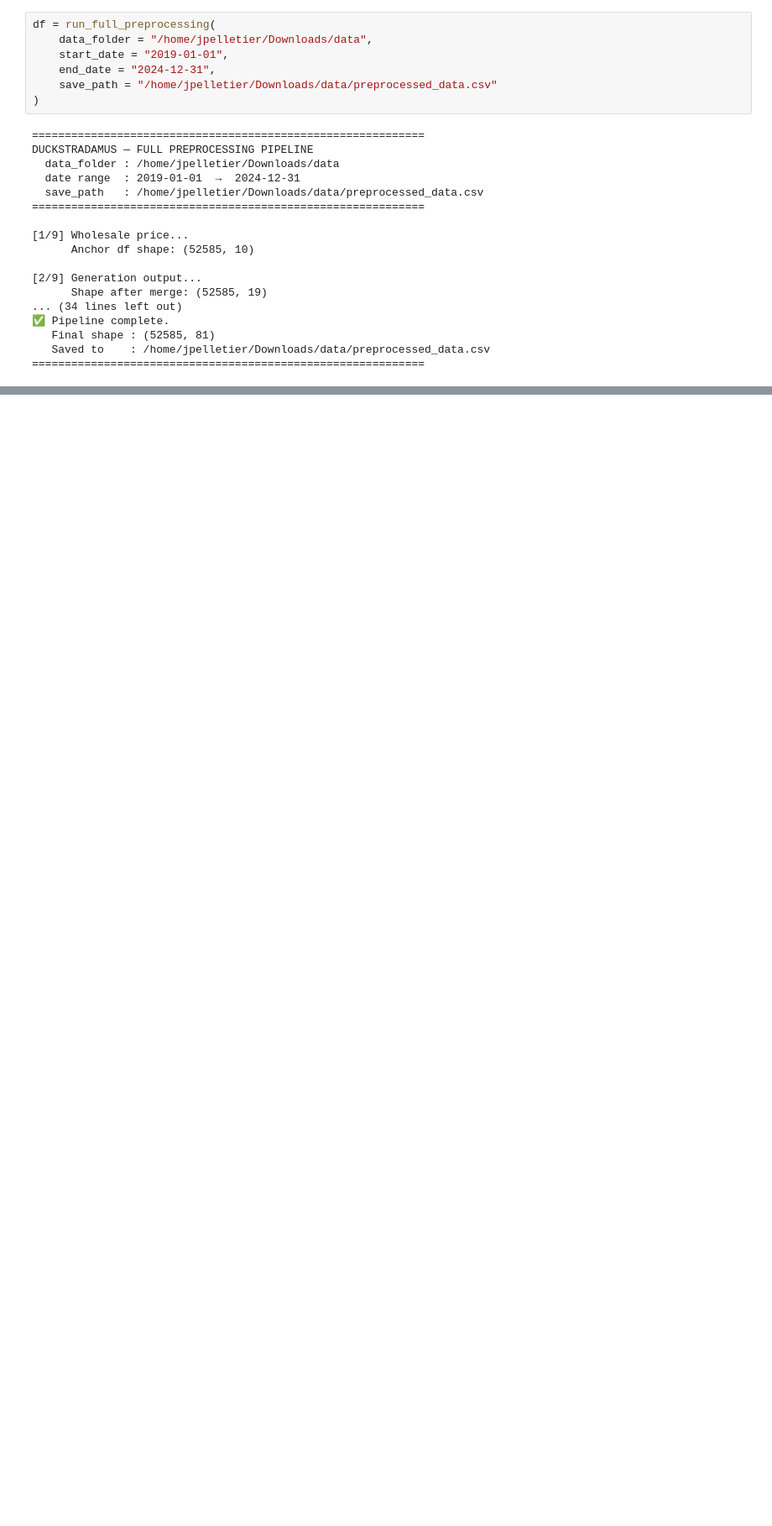
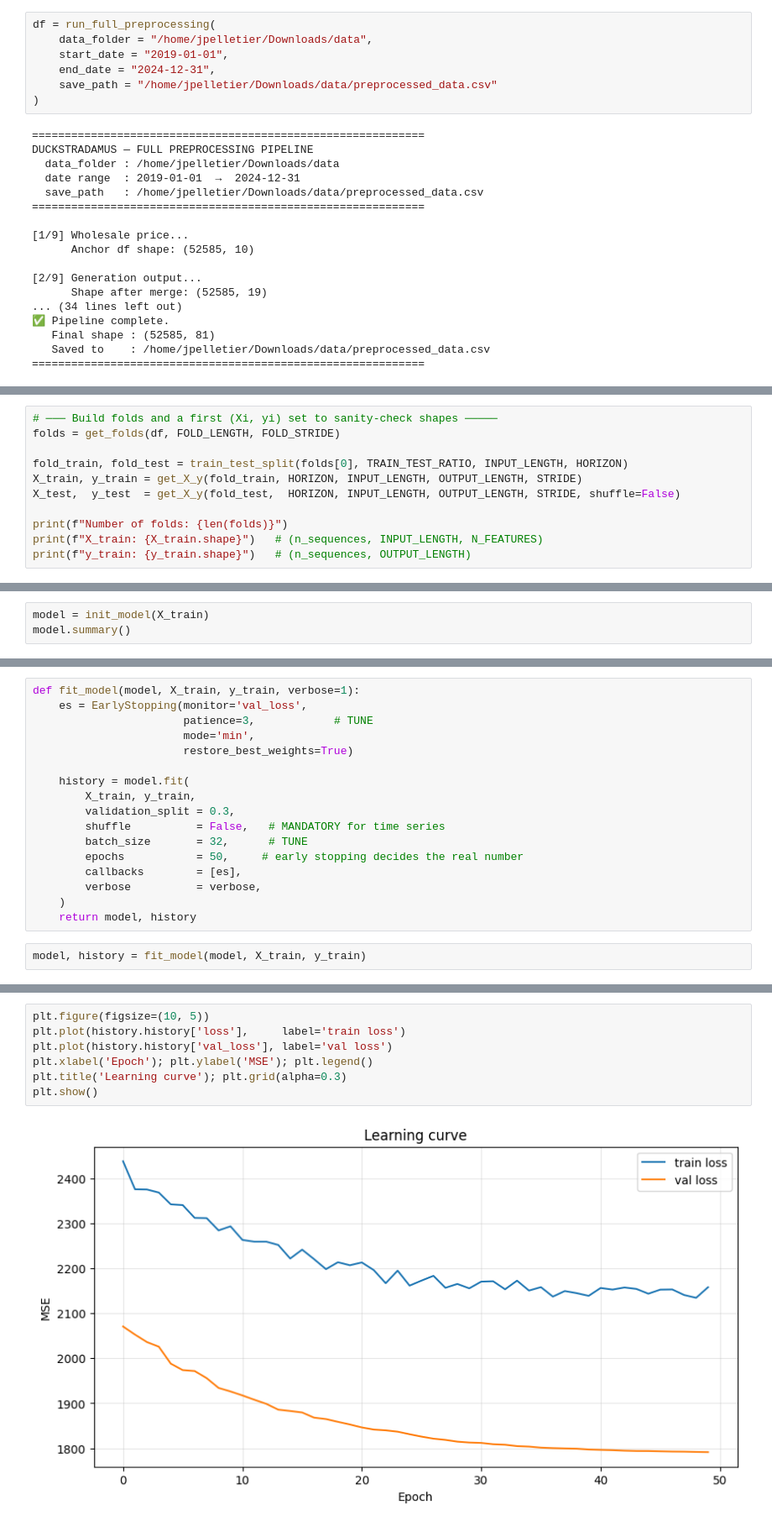
Before and after one commit to DaveGiGi/Duckstradamus, a Jupyter notebook: Model_LSTM/LSTM_1.ipynb, the cells around one changed output, grey strips where cells are left out. Shown at 84% size. Drawn from its saved outputs; the diff is of its cells as text; blank space fills up the shorter version.

```diff
--- a/Model_LSTM/LSTM_1.ipynb
+++ b/Model_LSTM/LSTM_1.ipynb
@@ -34,0 +176,11 @@ DUCKSTRADAMUS — FULL PREPROCESSING PIPELINE
+# %%
+# ─── Build folds and a first (Xi, yi) set to sanity-check shapes ─────
+folds = get_folds(df, FOLD_LENGTH, FOLD_STRIDE)
+
+fold_train, fold_test = train_test_split(folds[0], TRAIN_TEST_RATIO, INPUT_LENGTH, HORIZON)
+X_train, y_train = get_X_y(fold_train, HORIZON, INPUT_LENGTH, OUTPUT_LENGTH, STRIDE)
+X_test,  y_test  = get_X_y(fold_test,  HORIZON, INPUT_LENGTH, OUTPUT_LENGTH, STRIDE, shuffle=False)
+
+print(f"Number of folds: {len(folds)}")
+print(f"X_train: {X_train.shape}")   # (n_sequences, INPUT_LENGTH, N_FEATURES)
+print(f"y_train: {y_train.shape}")   # (n_sequences, OUTPUT_LENGTH)
@@ -34,0 +224,3 @@ DUCKSTRADAMUS — FULL PREPROCESSING PIPELINE
+# %%
+model = init_model(X_train)
+model.summary()
@@ -34,0 +247,19 @@ DUCKSTRADAMUS — FULL PREPROCESSING PIPELINE
+# %%
+def fit_model(model, X_train, y_train, verbose=1):
+    es = EarlyStopping(monitor='val_loss',
+                       patience=3,            # TUNE
+                       mode='min',
+                       restore_best_weights=True)
+
+    history = model.fit(
+        X_train, y_train,
+        validation_split = 0.3,
+        shuffle          = False,   # MANDATORY for time series
+        batch_size       = 32,      # TUNE
+        epochs           = 50,     # early stopping decides the real number
+        callbacks        = [es],
+        verbose          = verbose,
+    )
+    return model, history
+# %%
+model, history = fit_model(model, X_train, y_train)
@@ -34,0 +284,9 @@ DUCKSTRADAMUS — FULL PREPROCESSING PIPELINE
+# %%
+plt.figure(figsize=(10, 5))
+plt.plot(history.history['loss'],     label='train loss')
+plt.plot(history.history['val_loss'], label='val loss')
+plt.xlabel('Epoch'); plt.ylabel('MSE'); plt.legend()
+plt.title('Learning curve'); plt.grid(alpha=0.3)
+plt.show()
+# %% [output]
+[figure, added]
```
Also changed, not shown: parts of 35 cells of this notebook, 1 other file.
